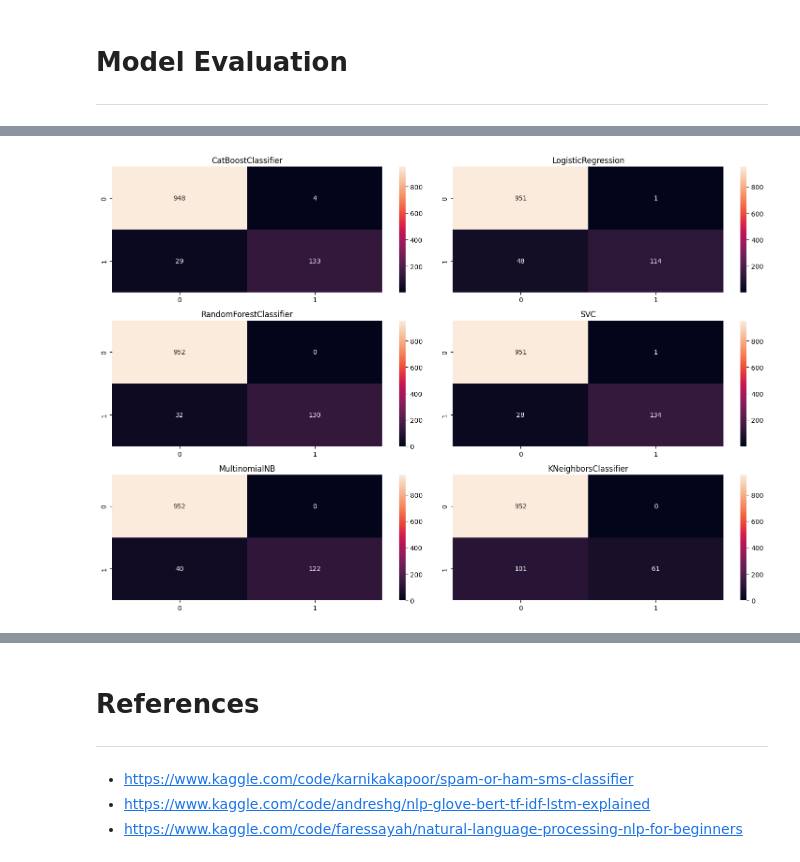
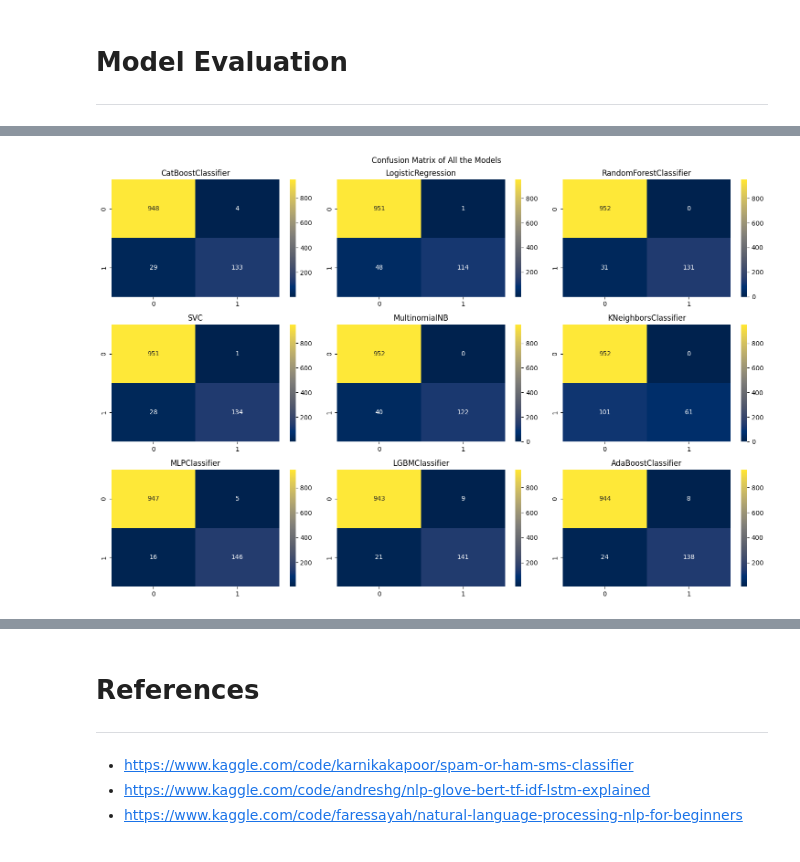
Before and after one commit to brmil07/Kaggle_Projects, a Jupyter notebook: sms-spam-classification-with-nlp.ipynb, the cells around one changed output, grey strips where cells are left out. Drawn from its saved outputs; the diff is of its cells as text; code cells hidden in the pictures.

```diff
--- a/sms-spam-classification-with-nlp.ipynb
+++ b/sms-spam-classification-with-nlp.ipynb
@@ -452,7 +414,7 @@ The TF-IDF score is higher for words that are prevalent within an individual doc
 # %%
 # Creating a corpus of text feature to encode further into vectorized form
 corpus= []
-for i in df["LS_Text"]:
+for i in data["LS_Text"]:
     msg = ' '.join([row for row in i]) # Joins the strings within the list into a single space-separated string
     corpus.append(msg) # Appends the processed string (msg) to the corpus list
 
@@ -477,10 +439,10 @@ The model building process in NLP entails developing and training a machine lear
 * Get the cross-validation on the training set for all the models and check the accuracy
 # %%
 label_encoder = LabelEncoder()
-df.loc[:, "Target"] = label_encoder.fit_transform(df["Target"])
+data.loc[:, "Target"] = label_encoder.fit_transform(data["Target"])
 # %%
 # Splitting the dataset into testing and training sets
-y = df["Target"].astype(int)
+y = data["Target"].astype(int)
 X_train, X_test, y_train, y_test = train_test_split(X, y, test_size=0.2, random_state=42)
 # %%
 # Creating a list of models
@@ -490,7 +452,9 @@ classifiers = [CatBoostClassifier(verbose=False),
                SVC(),
                MultinomialNB(),
                KNeighborsClassifier(),
-               ]
+               MLPClassifier(),
+               LGBMClassifier(),
+               AdaBoostClassifier()]
 
 for cls in classifiers:
     cls.fit(X_train, y_train)
@@ -576,13 +554,20 @@ result_df
 # %%
-fig, axes = plt.subplots(nrows=3, ncols=2, figsize=(15, 10))
+ncols = 3
+if len(classifiers) % ncols == 0:
+    nrows = len(classifiers) / ncols
+elif len(classifiers) % ncols != 0:
+    nrows = ceil(len(classifiers) / ncols)
+
+fig, axes = plt.subplots(nrows=int(nrows), ncols=int(ncols), figsize=(15, 10))
 
 for cls, ax in zip(classifiers, axes.flatten()):
     y_pred = cls.predict(X_test)
     cm = confusion_matrix(y_test, y_pred)
-    sns.heatmap(cm, annot=True, fmt="d", ax=ax)
+    sns.heatmap(cm, annot=True, fmt="d", ax=ax, cmap='cividis')
     ax.set_title(type(cls).__name__)
 
+plt.suptitle('Confusion Matrix of All the Models')
 plt.tight_layout()
 plt.show()
 # %% [output]
-[figure, old version]
+[figure, new version]
```
Also changed, not shown: parts of 33 cells of this notebook.
